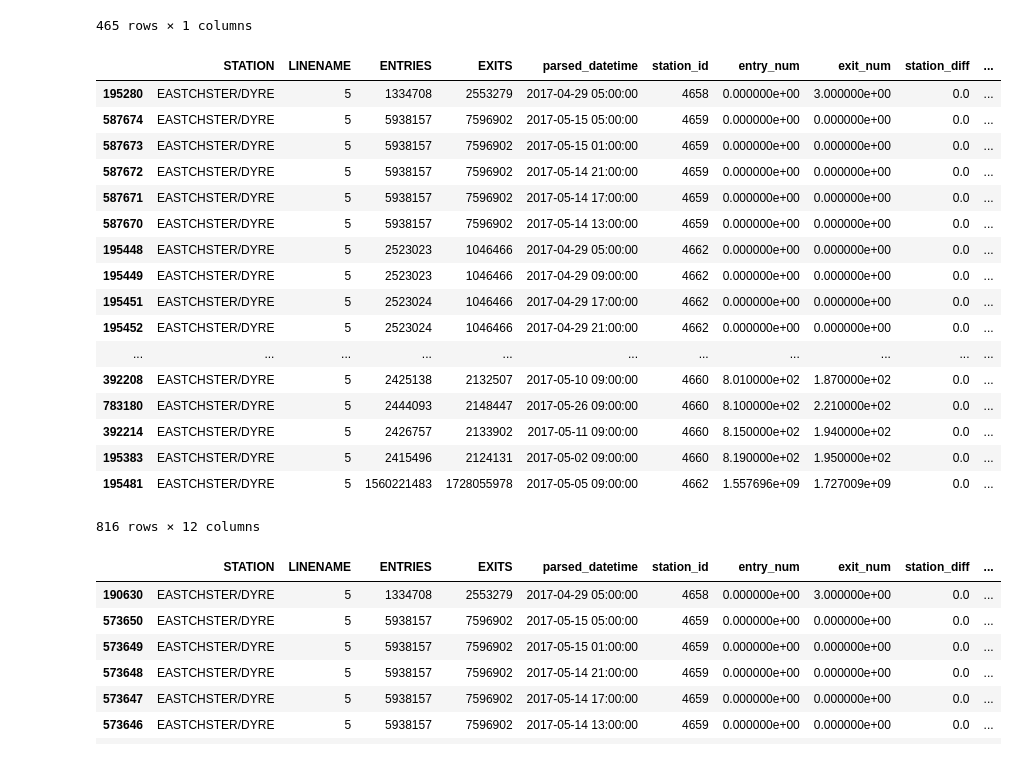
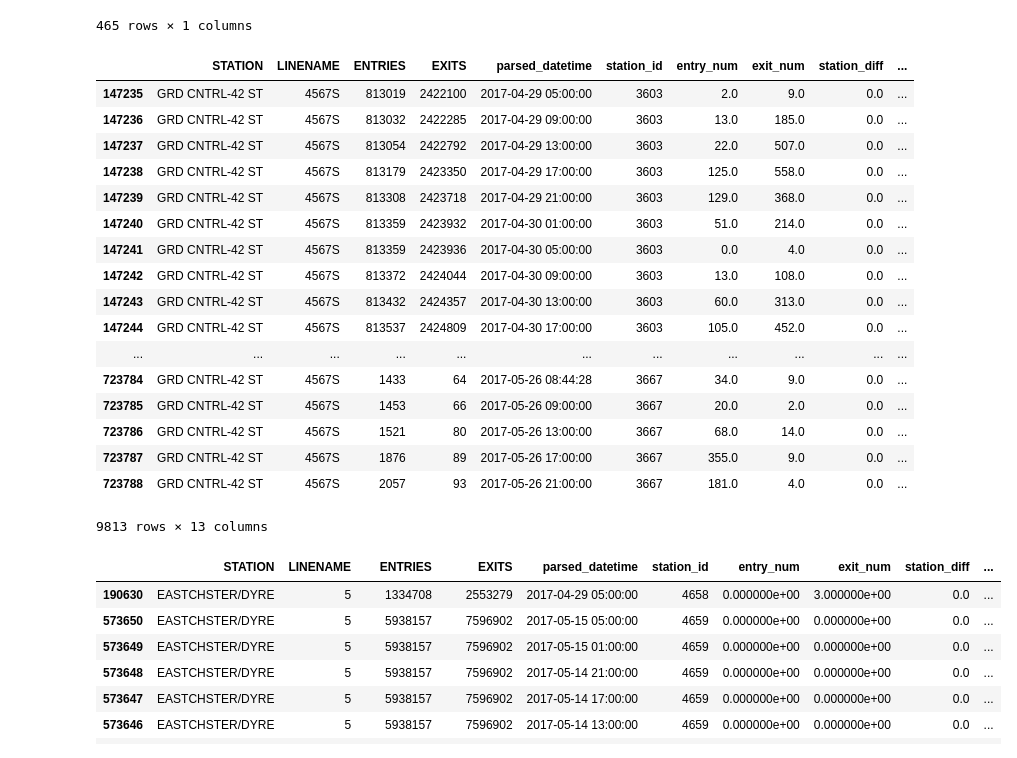
Before and after one commit to adam-ariel/Metis-Project-1----MTA, a Jupyter notebook: project1_wkbk.ipynb, the cells around one changed output. Cells and saved outputs as stored; diff of their text form; code cells hidden in the pictures.

```diff
--- a/project1_wkbk.ipynb
+++ b/project1_wkbk.ipynb
@@ -287,27 +268,27 @@ df.groupby(['STATION','line_sort'])[['entry_num']].sum().sort_values(by=['entry_
 | EASTCHSTER/DYRE | 5 | 1.557797e+09 |
 465 rows × 1 columns
 # %%
-df[df.STATION == 'EASTCHSTER/DYRE'].sort_values(by='entry_num')
+df[df.STATION == 'GRD CNTRL-42 ST'].sort_values(by=['station_id', 'parsed_datetime'])
 # df.loc[df.entry_num < 0, :]['STATION'].unique()
 # %% [output]
 |  | STATION | LINENAME | ENTRIES | EXITS | parsed_datetime | station_id | entry_num | exit_num | station_diff | ... |
-| 195280 | EASTCHSTER/DYRE | 5 | 1334708 | 2553279 | 2017-04-29 05:00:00 | 4658 | 0.000000e+00 | 3.000000e+00 | 0.0 | ... |
-| 587674 | EASTCHSTER/DYRE | 5 | 5938157 | 7596902 | 2017-05-15 05:00:00 | 4659 | 0.000000e+00 | 0.000000e+00 | 0.0 | ... |
-| 587673 | EASTCHSTER/DYRE | 5 | 5938157 | 7596902 | 2017-05-15 01:00:00 | 4659 | 0.000000e+00 | 0.000000e+00 | 0.0 | ... |
-| 587672 | EASTCHSTER/DYRE | 5 | 5938157 | 7596902 | 2017-05-14 21:00:00 | 4659 | 0.000000e+00 | 0.000000e+00 | 0.0 | ... |
-| 587671 | EASTCHSTER/DYRE | 5 | 5938157 | 7596902 | 2017-05-14 17:00:00 | 4659 | 0.000000e+00 | 0.000000e+00 | 0.0 | ... |
-| 587670 | EASTCHSTER/DYRE | 5 | 5938157 | 7596902 | 2017-05-14 13:00:00 | 4659 | 0.000000e+00 | 0.000000e+00 | 0.0 | ... |
-| 195448 | EASTCHSTER/DYRE | 5 | 2523023 | 1046466 | 2017-04-29 05:00:00 | 4662 | 0.000000e+00 | 0.000000e+00 | 0.0 | ... |
-| 195449 | EASTCHSTER/DYRE | 5 | 2523023 | 1046466 | 2017-04-29 09:00:00 | 4662 | 0.000000e+00 | 0.000000e+00 | 0.0 | ... |
-| 195451 | EASTCHSTER/DYRE | 5 | 2523024 | 1046466 | 2017-04-29 17:00:00 | 4662 | 0.000000e+00 | 0.000000e+00 | 0.0 | ... |
-| 195452 | EASTCHSTER/DYRE | 5 | 2523024 | 1046466 | 2017-04-29 21:00:00 | 4662 | 0.000000e+00 | 0.000000e+00 | 0.0 | ... |
+| 147235 | GRD CNTRL-42 ST | 4567S | 813019 | 2422100 | 2017-04-29 05:00:00 | 3603 | 2.0 | 9.0 | 0.0 | ... |
+| 147236 | GRD CNTRL-42 ST | 4567S | 813032 | 2422285 | 2017-04-29 09:00:00 | 3603 | 13.0 | 185.0 | 0.0 | ... |
+| 147237 | GRD CNTRL-42 ST | 4567S | 813054 | 2422792 | 2017-04-29 13:00:00 | 3603 | 22.0 | 507.0 | 0.0 | ... |
+| 147238 | GRD CNTRL-42 ST | 4567S | 813179 | 2423350 | 2017-04-29 17:00:00 | 3603 | 125.0 | 558.0 | 0.0 | ... |
+| 147239 | GRD CNTRL-42 ST | 4567S | 813308 | 2423718 | 2017-04-29 21:00:00 | 3603 | 129.0 | 368.0 | 0.0 | ... |
+| 147240 | GRD CNTRL-42 ST | 4567S | 813359 | 2423932 | 2017-04-30 01:00:00 | 3603 | 51.0 | 214.0 | 0.0 | ... |
+| 147241 | GRD CNTRL-42 ST | 4567S | 813359 | 2423936 | 2017-04-30 05:00:00 | 3603 | 0.0 | 4.0 | 0.0 | ... |
+| 147242 | GRD CNTRL-42 ST | 4567S | 813372 | 2424044 | 2017-04-30 09:00:00 | 3603 | 13.0 | 108.0 | 0.0 | ... |
+| 147243 | GRD CNTRL-42 ST | 4567S | 813432 | 2424357 | 2017-04-30 13:00:00 | 3603 | 60.0 | 313.0 | 0.0 | ... |
+| 147244 | GRD CNTRL-42 ST | 4567S | 813537 | 2424809 | 2017-04-30 17:00:00 | 3603 | 105.0 | 452.0 | 0.0 | ... |
 | ... | ... | ... | ... | ... | ... | ... | ... | ... | ... | ... |
-| 392208 | EASTCHSTER/DYRE | 5 | 2425138 | 2132507 | 2017-05-10 09:00:00 | 4660 | 8.010000e+02 | 1.870000e+02 | 0.0 | ... |
-| 783180 | EASTCHSTER/DYRE | 5 | 2444093 | 2148447 | 2017-05-26 09:00:00 | 4660 | 8.100000e+02 | 2.210000e+02 | 0.0 | ... |
-| 392214 | EASTCHSTER/DYRE | 5 | 2426757 | 2133902 | 2017-05-11 09:00:00 | 4660 | 8.150000e+02 | 1.940000e+02 | 0.0 | ... |
-| 195383 | EASTCHSTER/DYRE | 5 | 2415496 | 2124131 | 2017-05-02 09:00:00 | 4660 | 8.190000e+02 | 1.950000e+02 | 0.0 | ... |
-| 195481 | EASTCHSTER/DYRE | 5 | 1560221483 | 1728055978 | 2017-05-05 09:00:00 | 4662 | 1.557696e+09 | 1.727009e+09 | 0.0 | ... |
+| 723784 | GRD CNTRL-42 ST | 4567S | 1433 | 64 | 2017-05-26 08:44:28 | 3667 | 34.0 | 9.0 | 0.0 | ... |
+| 723785 | GRD CNTRL-42 ST | 4567S | 1453 | 66 | 2017-05-26 09:00:00 | 3667 | 20.0 | 2.0 | 0.0 | ... |
+| 723786 | GRD CNTRL-42 ST | 4567S | 1521 | 80 | 2017-05-26 13:00:00 | 3667 | 68.0 | 14.0 | 0.0 | ... |
+| 723787 | GRD CNTRL-42 ST | 4567S | 1876 | 89 | 2017-05-26 17:00:00 | 3667 | 355.0 | 9.0 | 0.0 | ... |
+| 723788 | GRD CNTRL-42 ST | 4567S | 2057 | 93 | 2017-05-26 21:00:00 | 3667 | 181.0 | 4.0 | 0.0 | ... |
-816 rows × 12 columns
+9813 rows × 13 columns
 # %%
 df = df.reset_index()
 df = df.drop('index', 1)
```
Also changed, not shown: parts of 14 cells of this notebook, 2 other files.
